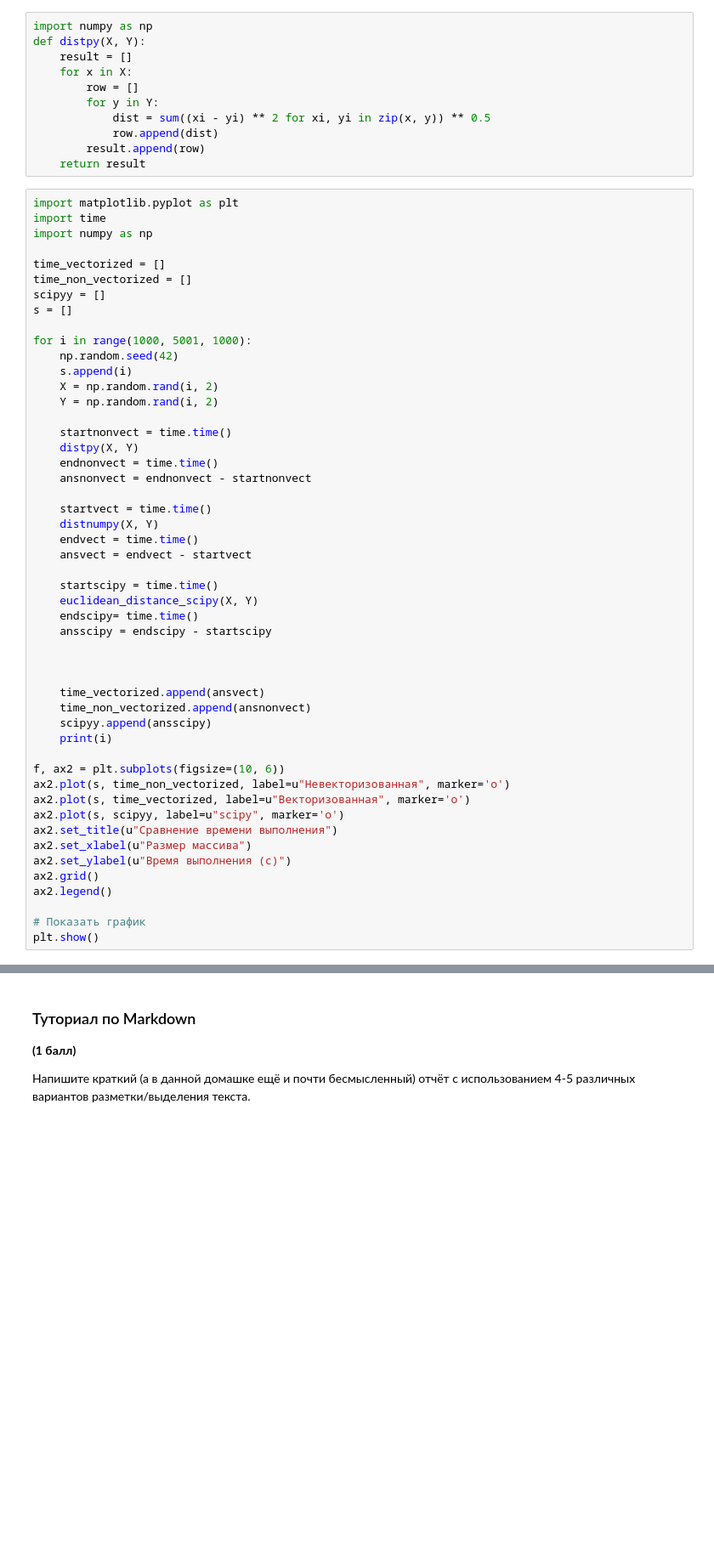
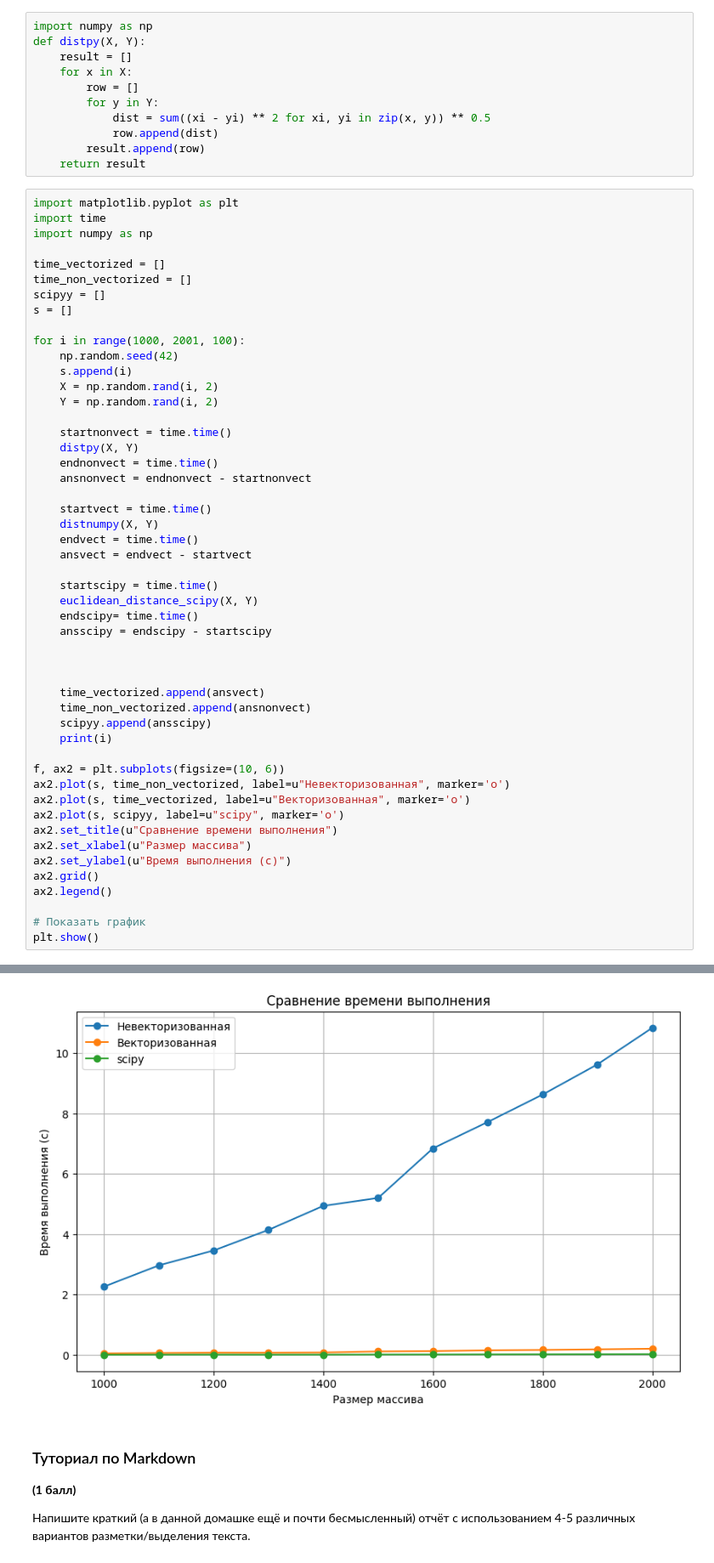
Before and after one commit to MaxKholodov1/AESC_ML, a Jupyter notebook: task 1/task1_numpy_practive.ipynb, the cells around one changed output, grey strips where cells are left out. Shown at 85% size. Saved outputs shown, nothing was run; the diff lists cells and outputs as text; blank space fills up the shorter version.

```diff
--- a/task 1/task1_numpy_practive.ipynb
+++ b/task 1/task1_numpy_practive.ipynb
@@ -303,7 +303,7 @@ time_non_vectorized = []
 scipyy = []
 s = []
 
-for i in range(1000, 5001, 1000):
+for i in range(1000, 2001, 100):
     np.random.seed(42)
     s.append(i)
     X = np.random.rand(i, 2)
@@ -348,3 +358,4 @@ IndexError: index 1000 is out of bounds for axis 0 with size 2
+[figure, added]
 # %% [markdown]
 ### Туториал по Markdown
 
```
Also changed, not shown: parts of 1 cell of this notebook.
